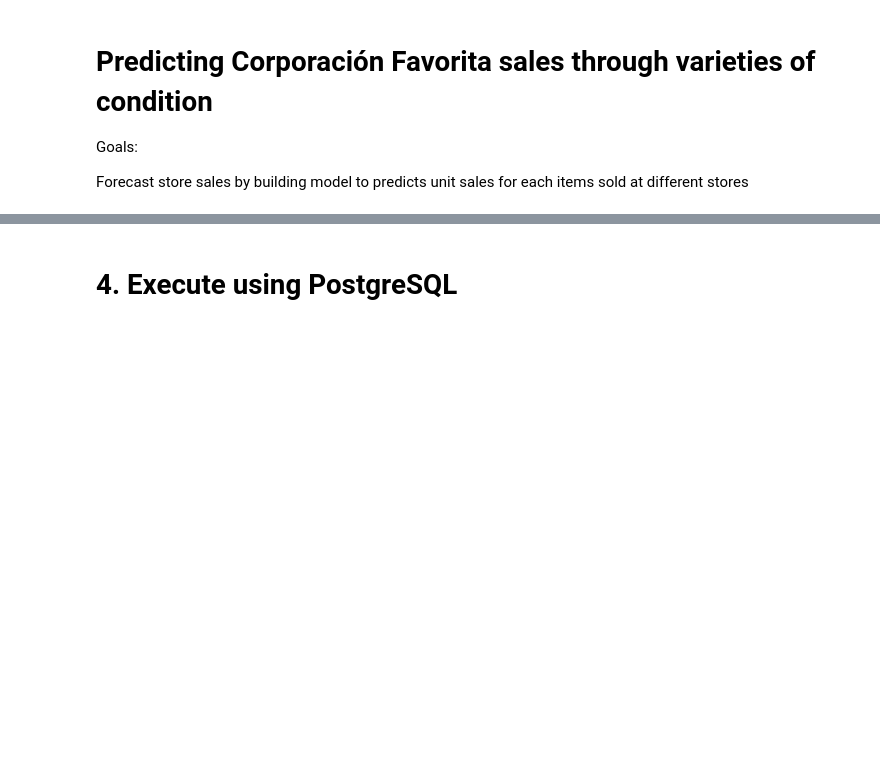
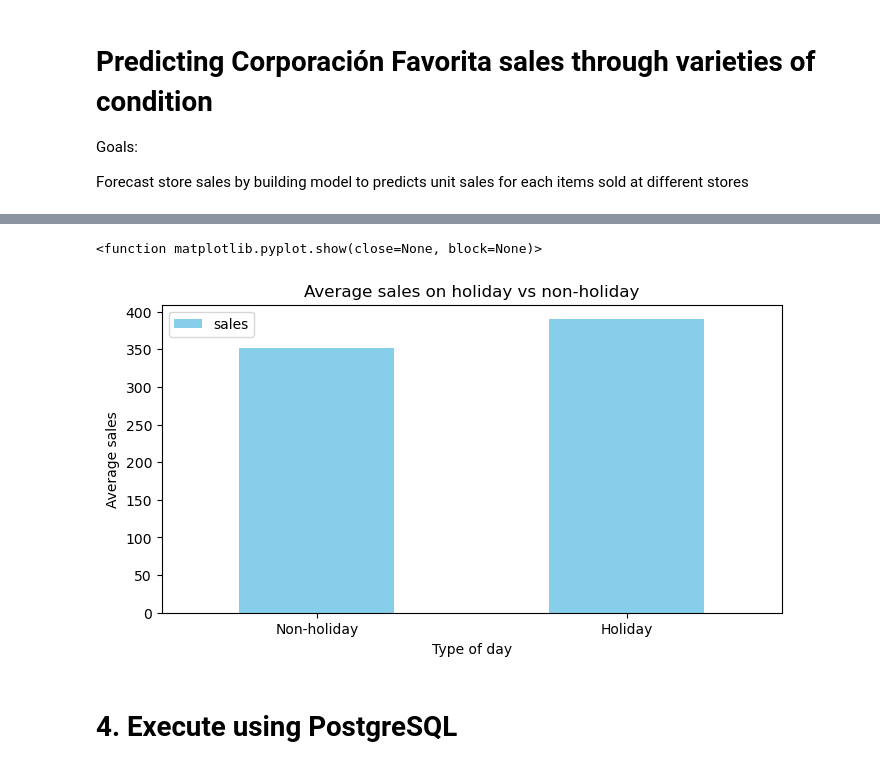
Before and after one commit to Rezkitasyarihna/store_sales_prediction, a Jupyter notebook: store_sales.ipynb, the cells around one changed output, grey strips where cells are left out. Cells and saved outputs as stored; diff of their text form; code cells hidden in the pictures; blank space fills up the shorter version.

```diff
--- a/store_sales.ipynb
+++ b/store_sales.ipynb
@@ -114,3 +123,19 @@ test['year']=pd.to_datetime(test['date']).dt.year
+# %%
+# Difference between average sales on holiday vs non-holiday
+# create a column for sales on holiday
+df['is_holiday']= df['date'].isin(holiday['date'])
+# visualization
+plt.figure(figsize=(8,4))
+df.groupby('is_holiday')['sales'].mean().plot(kind='bar', color='skyblue')
+plt.title('Average sales on holiday vs non-holiday')
+plt.xlabel('Type of day')
+plt.ylabel('Average sales')
+plt.xticks([0,1], ['Non-holiday','Holiday'], rotation=0)
+plt.legend()
+plt.show
+# %% [output]
+<function matplotlib.pyplot.show(close=None, block=None)>
+[figure, added]
 # %% [markdown]
 # 4. Execute using PostgreSQL
 # %%
```
Also changed, not shown: parts of 18 cells of this notebook.
